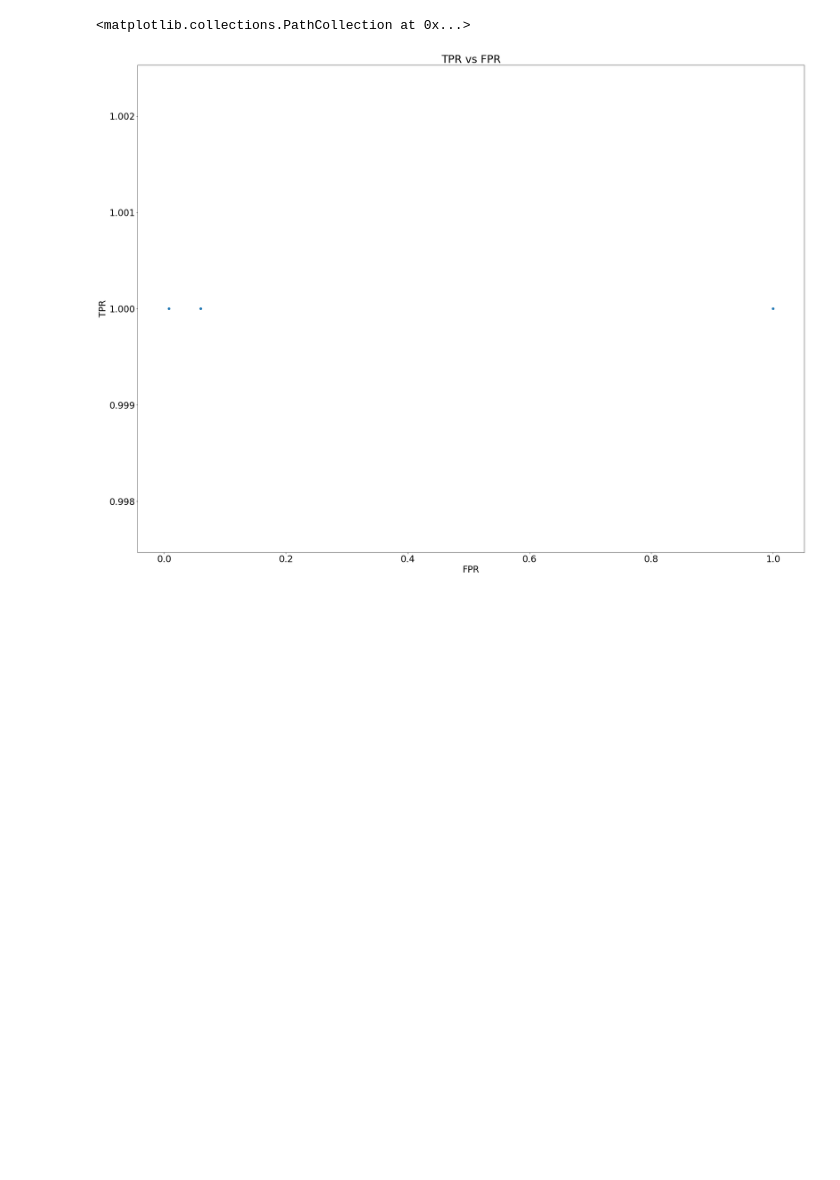
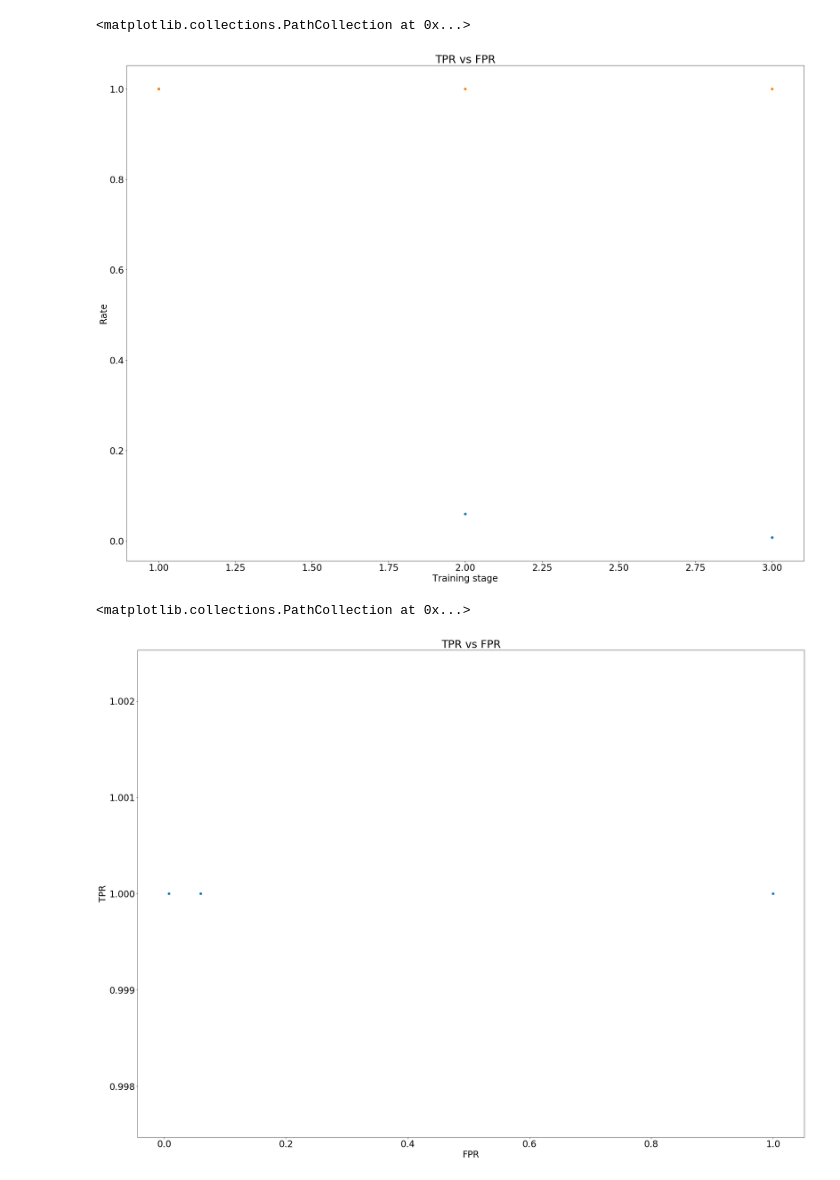
Before and after one commit to ainsleyrutterford/find-my-dartboard, a Jupyter notebook: plots.ipynb, the cells around one changed output. Drawn from its saved outputs; the diff is of its cells as text; code cells hidden in the pictures; blank space fills up the shorter version.

```diff
--- a/plots.ipynb
+++ b/plots.ipynb
@@ -8,6 +8,17 @@ import matplotlib.pyplot as plt
 import matplotlib.pylab as pylab
 pylab.rcParams['figure.figsize'] = (32.0, 24.0)
 pylab.rcParams['font.size'] = 24
+# %%
+fig = plt.figure()
+ax = fig.add_subplot(111)
+ax.set_title('TPR vs FPR')
+ax.set_xlabel('Training stage')
+ax.set_ylabel('Rate')
+ax.scatter([1,2,3], [1,0.06,0.008], label='FPR')
+ax.scatter([1,2,3], [1,1,1], label='TPR')
+# %% [output]
+<matplotlib.collections.PathCollection at 0x...>
+[figure, added]
 # %%
 fig = plt.figure()
 ax = fig.add_subplot(111)
```
